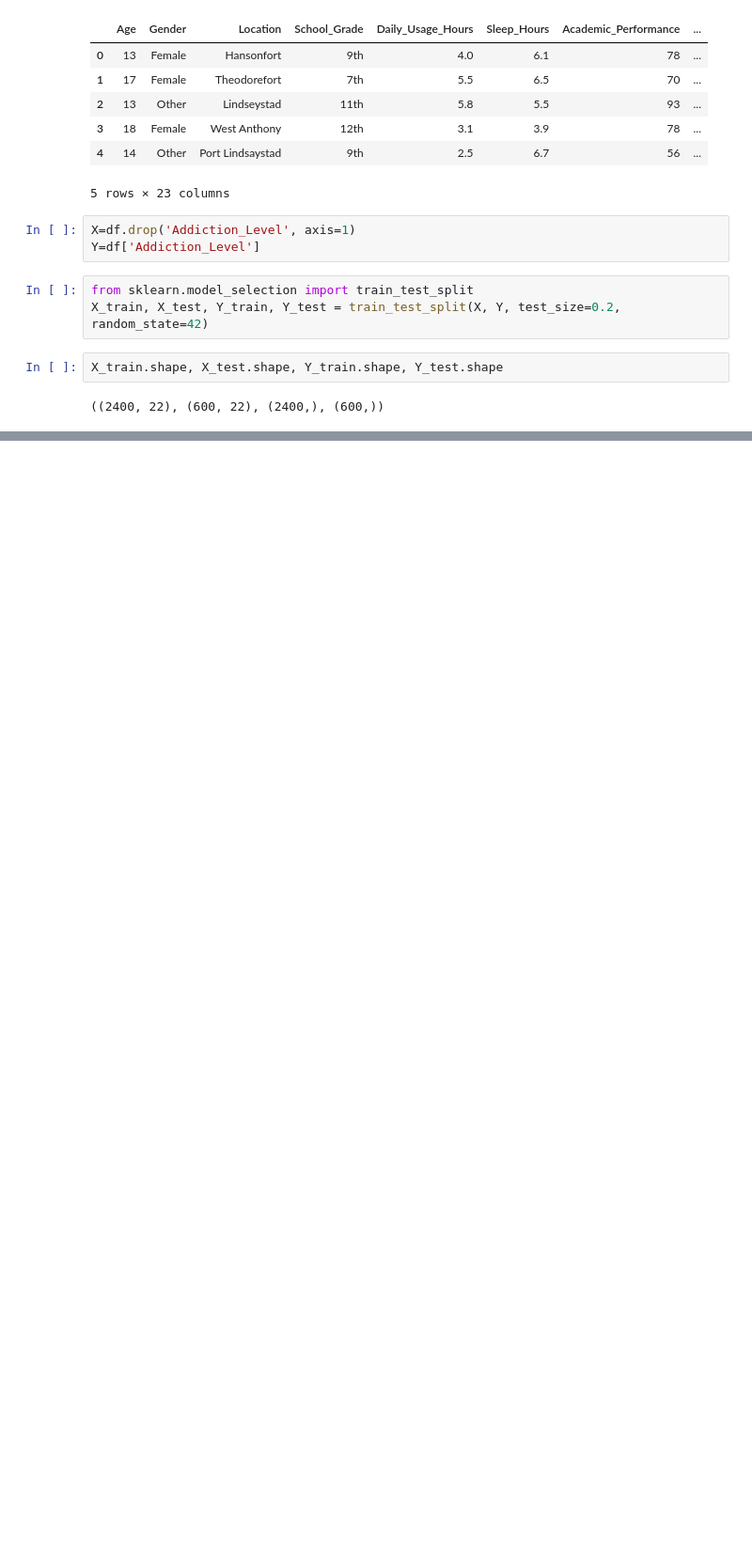
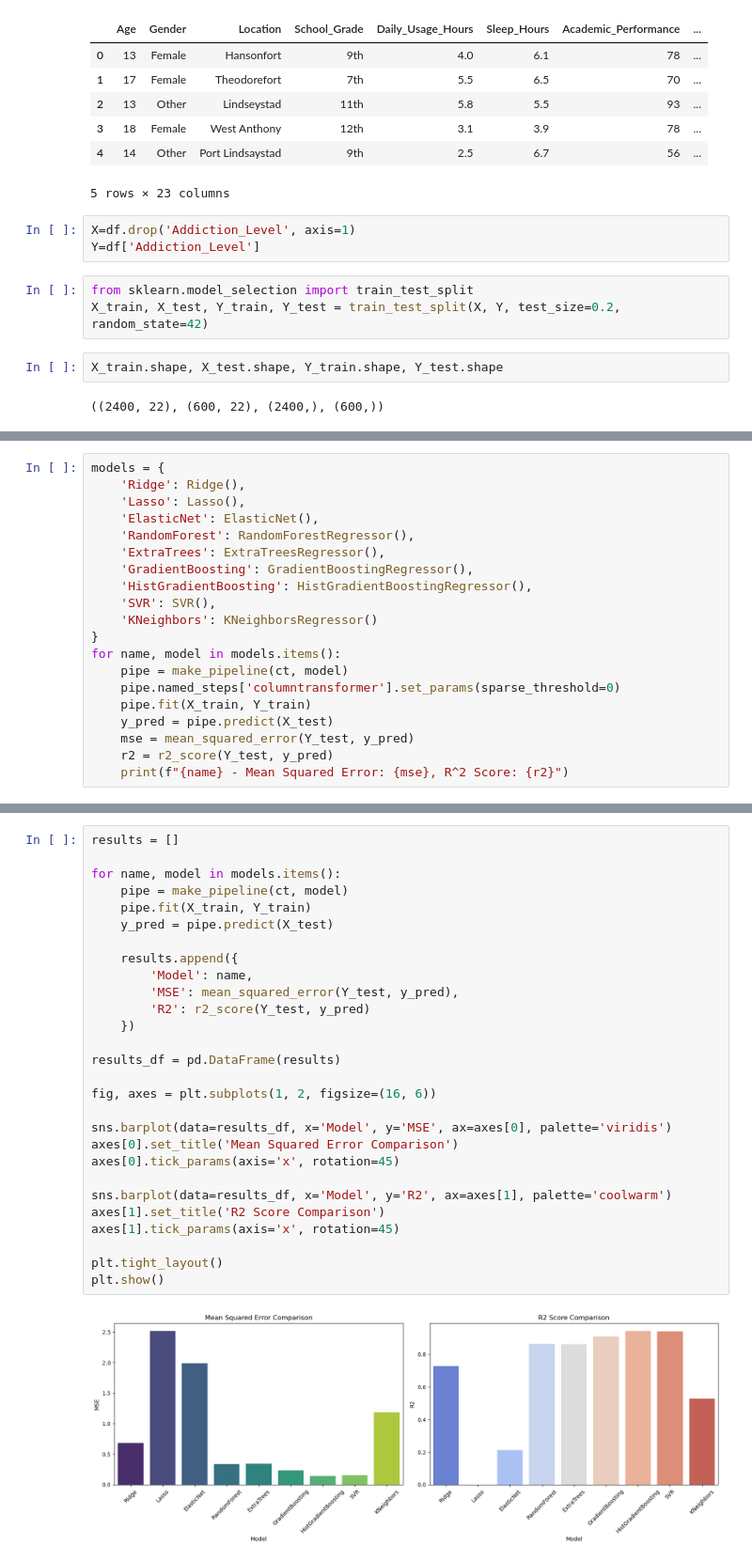
Before and after one commit to Jawad-Muzafar/Machine-Learning, a Jupyter notebook: Social media addiction prediction/ml.ipynb, the cells around one changed output, grey strips where cells are left out. Shown at 94% size. Cells and saved outputs as stored; diff of their text form; blank space fills up the shorter version.

Commit message:
Model complete

```diff
--- a/Social media addiction prediction/ml.ipynb
+++ b/Social media addiction prediction/ml.ipynb
@@ -239,0 +331,20 @@ X_train.shape, X_test.shape, Y_train.shape, Y_test.shape
+# %%
+models = {
+    'Ridge': Ridge(),
+    'Lasso': Lasso(),
+    'ElasticNet': ElasticNet(),
+    'RandomForest': RandomForestRegressor(),
+    'ExtraTrees': ExtraTreesRegressor(),
+    'GradientBoosting': GradientBoostingRegressor(),
+    'HistGradientBoosting': HistGradientBoostingRegressor(),
+    'SVR': SVR(),
+    'KNeighbors': KNeighborsRegressor()
+}
+for name, model in models.items():
+    pipe = make_pipeline(ct, model)
+    pipe.named_steps['columntransformer'].set_params(sparse_threshold=0)
+    pipe.fit(X_train, Y_train)
+    y_pred = pipe.predict(X_test)
+    mse = mean_squared_error(Y_test, y_pred)
+    r2 = r2_score(Y_test, y_pred)
+    print(f"{name} - Mean Squared Error: {mse}, R^2 Score: {r2}")
@@ -239,0 +377,30 @@ X_train.shape, X_test.shape, Y_train.shape, Y_test.shape
+# %%
+results = []
+
+for name, model in models.items():
+    pipe = make_pipeline(ct, model)
+    pipe.fit(X_train, Y_train)
+    y_pred = pipe.predict(X_test)
+
+    results.append({
+        'Model': name,
+        'MSE': mean_squared_error(Y_test, y_pred),
+        'R2': r2_score(Y_test, y_pred)
+    })
+
+results_df = pd.DataFrame(results)
+
+fig, axes = plt.subplots(1, 2, figsize=(16, 6))
+
+sns.barplot(data=results_df, x='Model', y='MSE', ax=axes[0], palette='viridis')
+axes[0].set_title('Mean Squared Error Comparison')
+axes[0].tick_params(axis='x', rotation=45)
+
+sns.barplot(data=results_df, x='Model', y='R2', ax=axes[1], palette='coolwarm')
+axes[1].set_title('R2 Score Comparison')
+axes[1].tick_params(axis='x', rotation=45)
+
+plt.tight_layout()
+plt.show()
+# %% [output]
+[figure, added]
```
Also changed, not shown: parts of 24 cells of this notebook.
